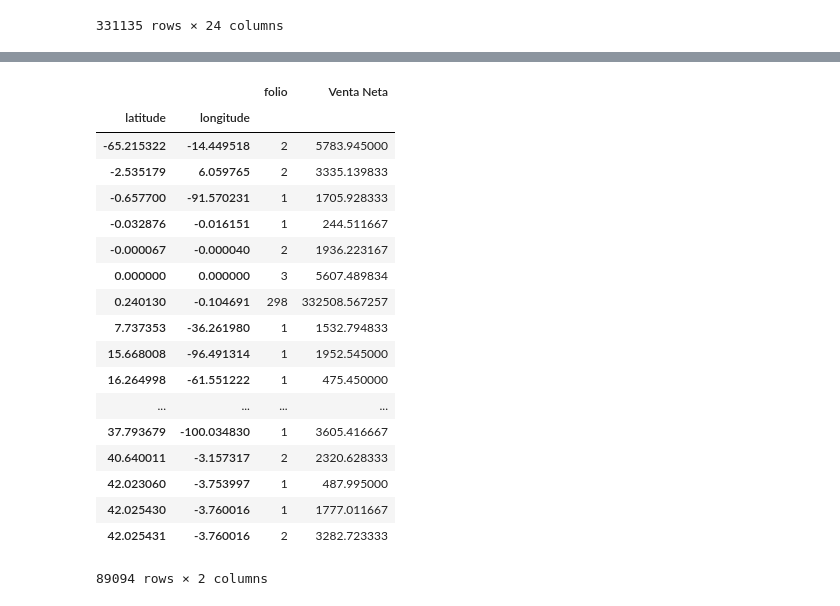
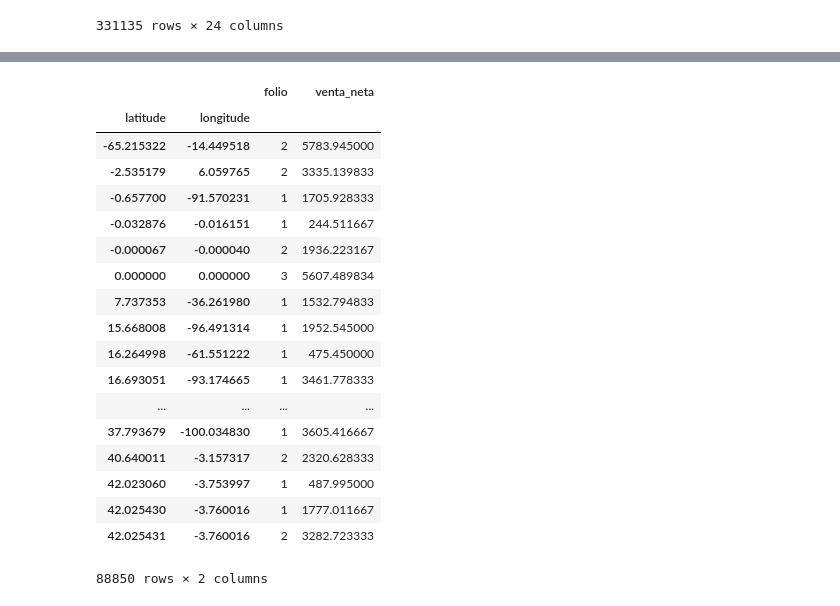
Before and after one commit to MarcoASB/Project2, a Jupyter notebook: DataCleaning.ipynb, the cells around one changed output, grey strips where cells are left out. Saved outputs shown, nothing was run; the diff lists cells and outputs as text; code cells hidden in the pictures.

```diff
--- a/DataCleaning.ipynb
+++ b/DataCleaning.ipynb
@@ -234,3 +222,0 @@ OrdersF.to_csv('Prueba.csv')
-# %%
-for x in ['Fecha Captura','Fecha de entrega']:
-    OrdersF[x] = OrdersF[x].astype('str')
@@ -260,4 +222,0 @@ dtype: object
-# %%
-#OrdersF['Dif fechas'] = OrdersF['Fecha de entrega'] - OrdersF['Fecha Captura']
-OrdersF['Dif fechas'] = OrdersF['Fecha de entrega'].sub(OrdersF['Fecha Captura'], axis=0)
-OrdersF.head()
@@ -266,4 +223,9 @@ TypeError: unsupported operand type(s) for -: 'str' and 'str'
+# %%
+OrdersF['fin_de_cap'] = pd.to_datetime(OrdersF['fin_de_cap'],format='%d/%m/%Y')
+OrdersF['fecha_entr'] = pd.to_datetime(OrdersF['fecha_entr'],format='%d/%m/%Y')
+OrdersF.dtypes
+OrdersF['dif_dias'] = OrdersF['fecha_entr']-OrdersF['fin_de_cap']
 # %%
-HMap = OrdersF.loc[:, ['folio', 'latitude', 'longitude', 'Venta Neta']]
+HMap = OrdersF.loc[:, ['folio', 'latitude', 'longitude', 'venta_neta']]
 HMap.head()
 # %% [output]
@@ -298,7 +260,7 @@ HMap.set_index('folio')
 # %%
-HMap.groupby(['latitude','longitude']).agg({'folio':'count','Venta Neta':'sum'})
+HMap.groupby(['latitude','longitude']).agg({'folio':'count','venta_neta':'sum'})
 # %% [output]
-|  |  | folio | Venta Neta |
+|  |  | folio | venta_neta |
 | latitude | longitude |  |  |
 | -65.215322 | -14.449518 | 2 | 5783.945000 |
 | -2.535179 | 6.059765 | 2 | 3335.139833 |
@@ -306,16 +268,16 @@ HMap.groupby(['latitude','longitude']).agg({'folio':'count','Venta Neta':'sum'})
 | -0.032876 | -0.016151 | 1 | 244.511667 |
 | -0.000067 | -0.000040 | 2 | 1936.223167 |
 | 0.000000 | 0.000000 | 3 | 5607.489834 |
-| 0.240130 | -0.104691 | 298 | 332508.567257 |
 | 7.737353 | -36.261980 | 1 | 1532.794833 |
 | 15.668008 | -96.491314 | 1 | 1952.545000 |
 | 16.264998 | -61.551222 | 1 | 475.450000 |
+| 16.693051 | -93.174665 | 1 | 3461.778333 |
 | ... | ... | ... | ... |
 | 37.793679 | -100.034830 | 1 | 3605.416667 |
 | 40.640011 | -3.157317 | 2 | 2320.628333 |
 | 42.023060 | -3.753997 | 1 | 487.995000 |
 | 42.025430 | -3.760016 | 1 | 1777.011667 |
 | 42.025431 | -3.760016 | 2 | 3282.723333 |
-89094 rows × 2 columns
+88850 rows × 2 columns
 # %%
 HMap.to_json(r'HMap.json',orient='split')
```
Also changed, not shown: parts of 39 cells of this notebook, 3 other files.
